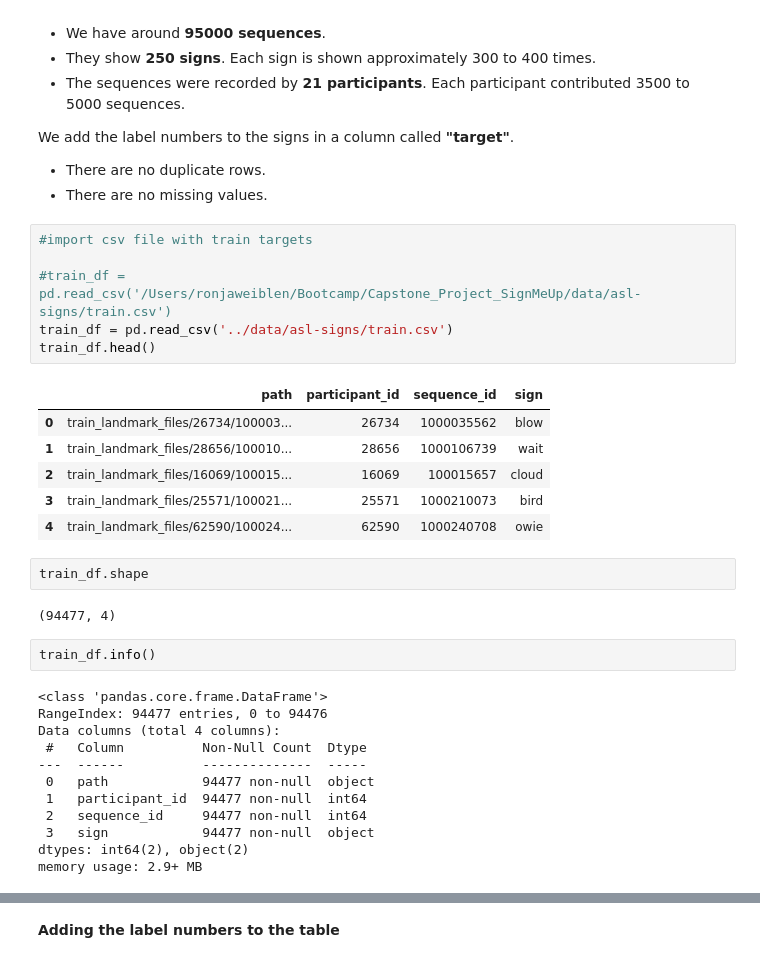
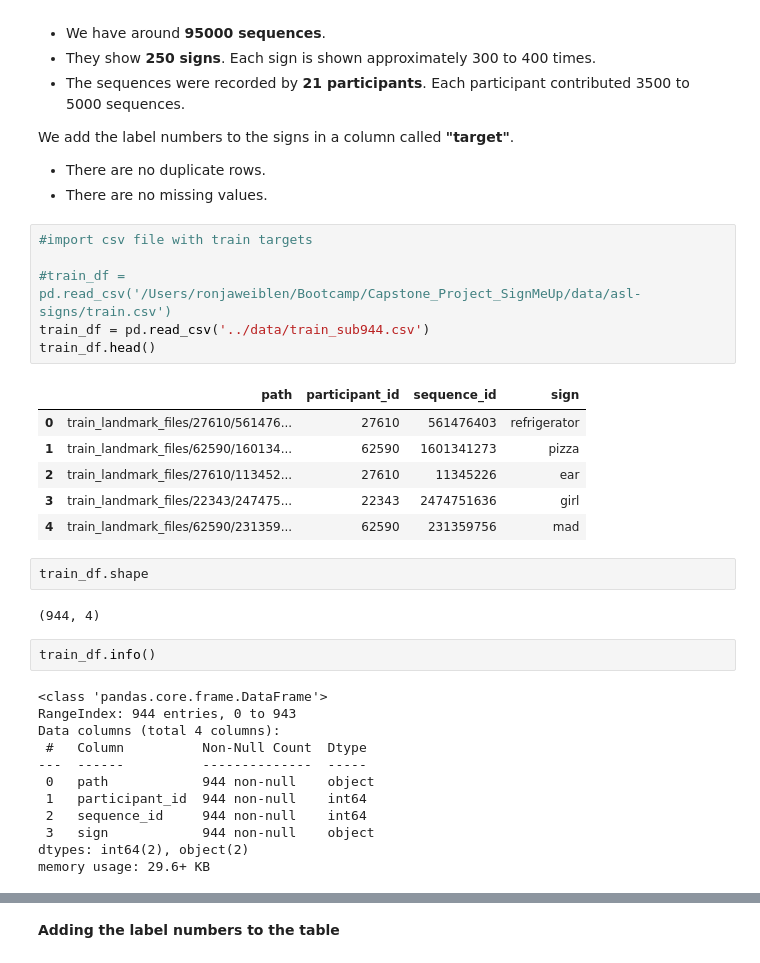
Before and after one commit to vosmani36/Capstone_Project_SignMeUp, a Jupyter notebook: notebooks/EDA_DataCleaning.ipynb, the cells around one changed output, grey strips where cells are left out. Drawn from its saved outputs; the diff is of its cells as text.

```diff
--- a/notebooks/EDA_DataCleaning.ipynb
+++ b/notebooks/EDA_DataCleaning.ipynb
@@ -23,34 +23,34 @@ We add the label numbers to the signs in a column called **"target"**.
 # %%
 #import csv file with train targets
 
 #train_df = pd.read_csv('/Users/ronjaweiblen/Bootcamp/Capstone_Project_SignMeUp/data/asl-signs/train.csv')
-train_df = pd.read_csv('../data/asl-signs/train.csv')
+train_df = pd.read_csv('../data/train_sub944.csv')
 train_df.head()
 # %% [output]
 |  | path | participant_id | sequence_id | sign |
-| 0 | train_landmark_files/26734/100003... | 26734 | 1000035562 | blow |
-| 1 | train_landmark_files/28656/100010... | 28656 | 1000106739 | wait |
-| 2 | train_landmark_files/16069/100015... | 16069 | 100015657 | cloud |
-| 3 | train_landmark_files/25571/100021... | 25571 | 1000210073 | bird |
-| 4 | train_landmark_files/62590/100024... | 62590 | 1000240708 | owie |
+| 0 | train_landmark_files/27610/561476... | 27610 | 561476403 | refrigerator |
+| 1 | train_landmark_files/62590/160134... | 62590 | 1601341273 | pizza |
+| 2 | train_landmark_files/27610/113452... | 27610 | 11345226 | ear |
+| 3 | train_landmark_files/22343/247475... | 22343 | 2474751636 | girl |
+| 4 | train_landmark_files/62590/231359... | 62590 | 231359756 | mad |
 # %%
 train_df.shape
 # %% [output]
-(94477, 4)
+(944, 4)
 # %%
 train_df.info()
 # %% [output]
 <class 'pandas.core.frame.DataFrame'>
-RangeIndex: 94477 entries, 0 to 94476
+RangeIndex: 944 entries, 0 to 943
 Data columns (total 4 columns):
  #   Column          Non-Null Count  Dtype
 ---  ------          --------------  -----
- 0   path            94477 non-null  object
- 1   participant_id  94477 non-null  int64
- 2   sequence_id     94477 non-null  int64
- 3   sign            94477 non-null  object
+ 0   path            944 non-null    object
+ 1   participant_id  944 non-null    int64
+ 2   sequence_id     944 non-null    int64
+ 3   sign            944 non-null    object
 dtypes: int64(2), object(2)
-memory usage: 2.9+ MB
+memory usage: 29.6+ KB
 # %%
 train_df[['sign', 'participant_id']].groupby('sign').count().sort_values(by='participant_id')
 # %% [output]
```
Also changed, not shown: parts of 35 cells of this notebook.
